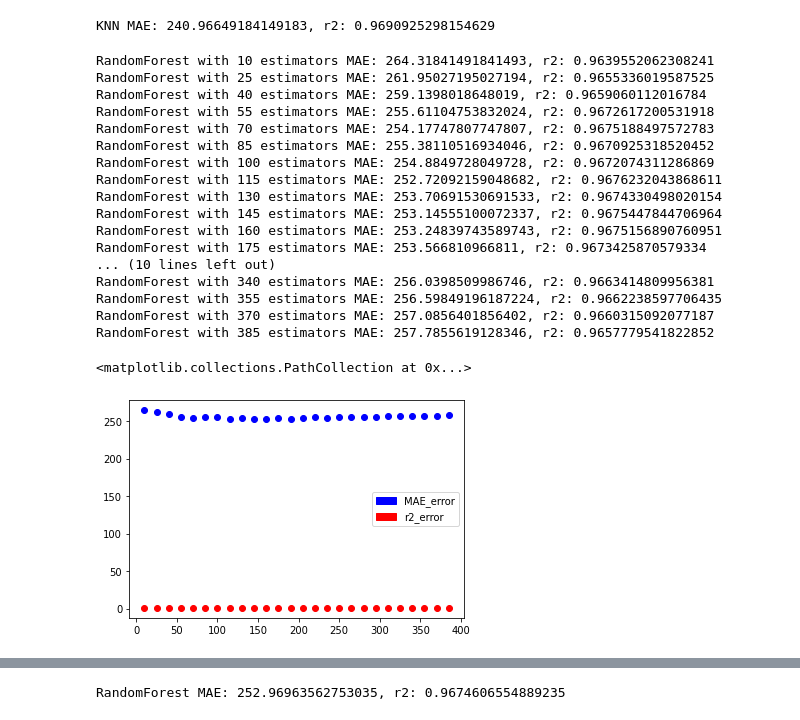
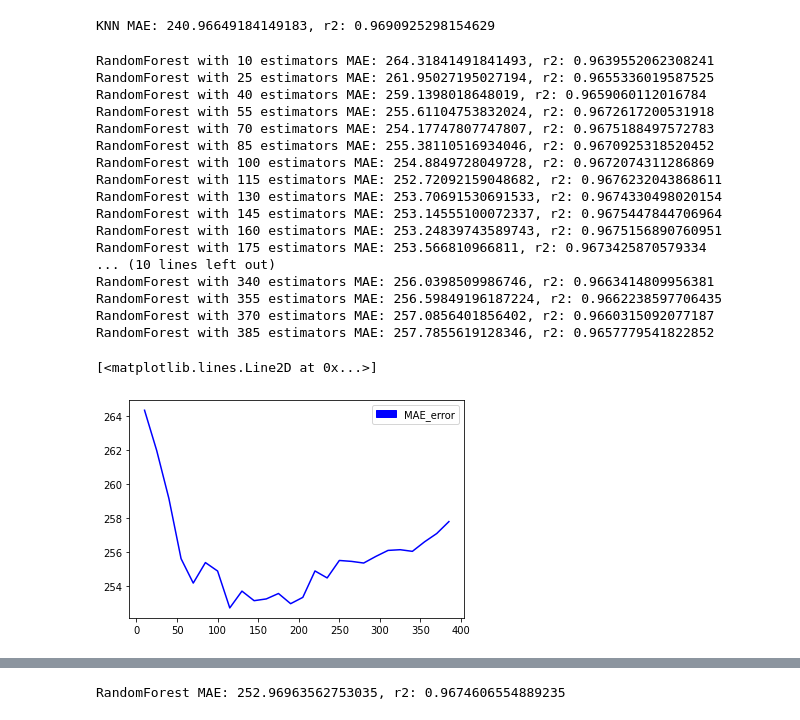
Before and after one commit to plovec132/MachineLearning, a Jupyter notebook: Suhov-1.ipynb, the cells around one changed output, grey strips where cells are left out. Cells and saved outputs as stored; diff of their text form; code cells hidden in the pictures.

```diff
--- a/Suhov-1.ipynb
+++ b/Suhov-1.ipynb
@@ -26,8 +21,8 @@ from sklearn.ensemble import RandomForestRegressor
 # %%
-features=pd.read_csv("features.csv")
-store=pd.read_csv("stores.csv")
-train=pd.read_csv("train.csv")
-test=pd.read_csv("test.csv")
+features=pd.read_csv("/content/features.csv")
+store=pd.read_csv("/content/stores.csv")
+train=pd.read_csv("/content/train.csv")
+test=pd.read_csv("/content/test.csv")
 # %%
 train=train.groupby(['Store','Date'])['Weekly_Sales'].sum()
 train=train.reset_index()
@@ -151,11 +146,16 @@ x_train, x_test, y_train, y_test = train_test_split(X, y, test_size=0.2, random_
 # %% [markdown]
 Для эффективной работы моделей, в ходе экспериментов были подобраные оптимальные гиперпараметры, которые будут использованы при подсчете финальных метрик на тестовой выборке.
 # %%
+import matplotlib.patches as mpatches
+from sklearn.neighbors import KNeighborsRegressor
+from sklearn.metrics import mean_absolute_error
+from sklearn.metrics import r2_score
+
 r2_list = []
 mae_list = []
 param_list = []
 
-for i in range(2, 30, 3):
+for i in range(2, 50, 3):
   knn_c = KNeighborsRegressor(n_neighbors=i, algorithm="kd_tree", metric="minkowski")
   knn_c.fit(x_train, y_train)
   y_pred_knn=knn_c.predict(x_test)
@@ -167,10 +167,9 @@ for i in range(2, 30, 3):
 
 r2_patch = mpatches.Patch(color='red', label='r2_error')
 mae_patch = mpatches.Patch(color='blue', label='MAE_error')
-plt.legend(handles=[mae_patch, r2_patch])
+plt.legend(handles=[mae_patch])
 
-plt.scatter(x = param_list, y=r2_list, c='red')
-plt.scatter(x = param_list, y=mae_list, c='blue')
+plt.plot(param_list, mae_list, c='blue', linestyle="-")
 # %% [output]
 KNeighborsRegressor with 2 n_neighbors MAE: 279.37606837606836, r2: 0.9571370897685573
 KNeighborsRegressor with 5 n_neighbors MAE: 251.5951825951826, r2: 0.9666578555460781
@@ -193,42 +207,41 @@ print(f'KNN MAE: {mean_absolute_error(y_true=y_test, y_pred=y_pred_knn)}, r2: {r
 # %% [output]
 KNN MAE: 240.96649184149183, r2: 0.9690925298154629
 # %%
+from sklearn.ensemble import RandomForestRegressor
 r2_list = []
 param_list = []
 mae_list = []
 
 for i in range(10, 400, 15):
   clf_rf = RandomForestRegressor(n_estimators=i, criterion = "squared_error", random_state = 42)
   clf_rf.fit(x_train, y_train)
   y_pred_rf=clf_rf.predict(x_test)
   print(f'RandomForest with {i} estimators MAE: {mean_absolute_error(y_true=y_test, y_pred=y_pred_rf)}, r2: {r2_score(y_true=y_test, y_pred=y_pred_rf)}')
   r2_list.append(r2_score(y_true=y_test, y_pred=y_pred_rf))
   mae_list.append(mean_absolute_error(y_true=y_test, y_pred=y_pred_rf))
   param_list.append(i)
 
 r2_patch = mpatches.Patch(color='red', label='r2_error')
 mae_patch = mpatches.Patch(color='blue', label='MAE_error')
-plt.legend(handles=[mae_patch, r2_patch])
-
-plt.scatter(x = param_list, y=r2_list, c='red')
-plt.scatter(x = param_list, y=mae_list, c='blue')
+plt.legend(handles=[mae_patch])
+plt.plot(param_list, mae_list, c='blue', linestyle="-")
 # %% [output]
 RandomForest with 10 estimators MAE: 264.31841491841493, r2: 0.9639552062308241
 RandomForest with 25 estimators MAE: 261.95027195027194, r2: 0.9655336019587525
 RandomForest with 40 estimators MAE: 259.1398018648019, r2: 0.9659060112016784
 RandomForest with 55 estimators MAE: 255.61104753832024, r2: 0.9672617200531918
 RandomForest with 70 estimators MAE: 254.17747807747807, r2: 0.9675188497572783
 RandomForest with 85 estimators MAE: 255.38110516934046, r2: 0.9670925318520452
 RandomForest with 100 estimators MAE: 254.8849728049728, r2: 0.9672074311286869
 RandomForest with 115 estimators MAE: 252.72092159048682, r2: 0.9676232043868611
 RandomForest with 130 estimators MAE: 253.70691530691533, r2: 0.9674330498020154
 RandomForest with 145 estimators MAE: 253.14555100072337, r2: 0.9675447844706964
 RandomForest with 160 estimators MAE: 253.24839743589743, r2: 0.9675156890760951
 RandomForest with 175 estimators MAE: 253.566810966811, r2: 0.9673425870579334
 ... (10 lines left out)
 RandomForest with 340 estimators MAE: 256.0398509986746, r2: 0.9663414809956381
 RandomForest with 355 estimators MAE: 256.59849196187224, r2: 0.9662238597706435
 RandomForest with 370 estimators MAE: 257.0856401856402, r2: 0.9660315092077187
 RandomForest with 385 estimators MAE: 257.7855619128346, r2: 0.9657779541822852
-<matplotlib.collections.PathCollection at 0x...>
+[<matplotlib.lines.Line2D at 0x...>]
-[figure, old version]
+[figure, new version]
```
Also changed, not shown: parts of 16 cells of this notebook.
